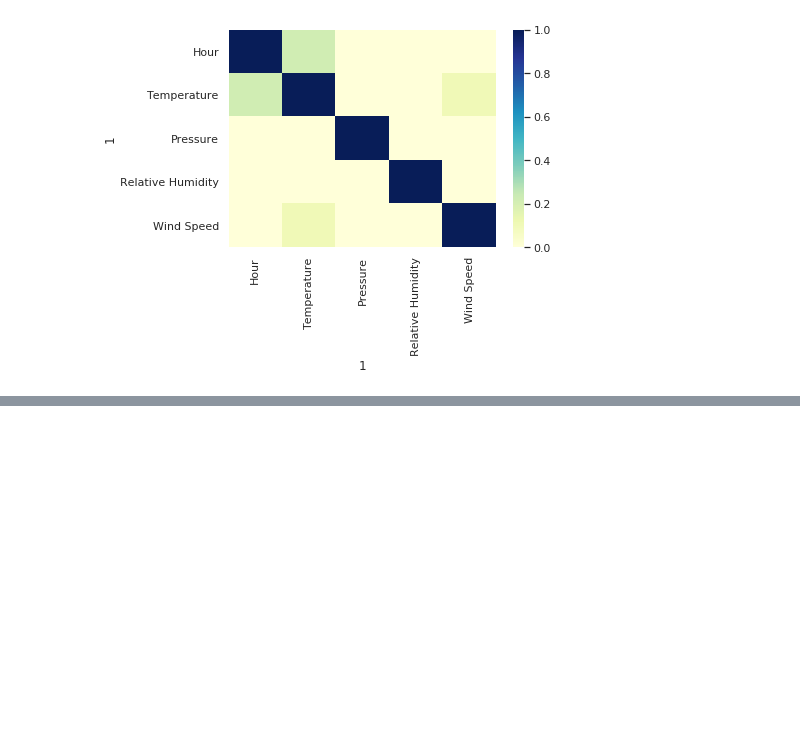
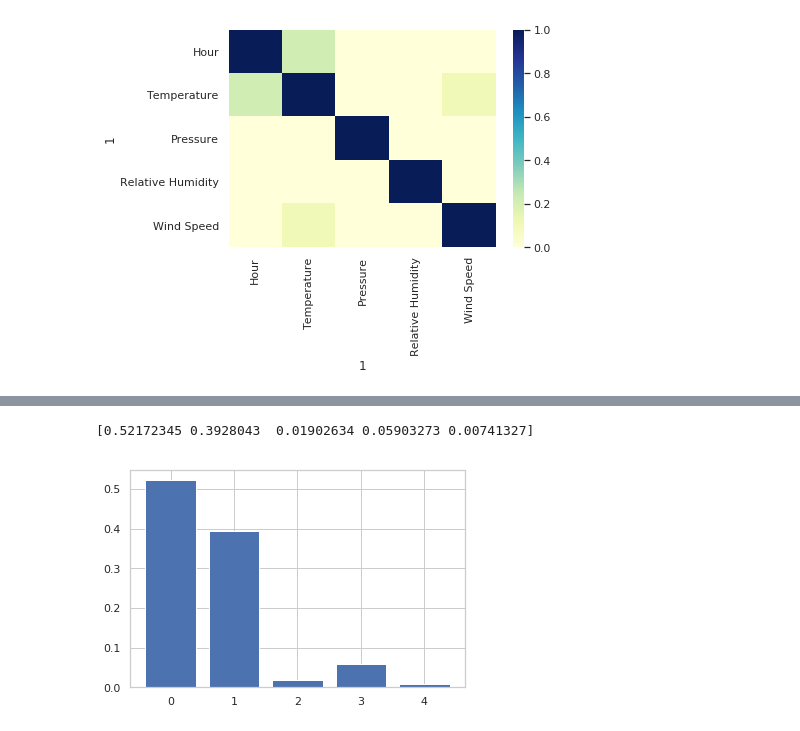
Before and after one commit to orionpax00/weather, a Jupyter notebook: src/xgboost_regression.ipynb, the cells around one changed output, grey strips where cells are left out. Cells and saved outputs as stored; diff of their text form; code cells hidden in the pictures; blank space fills up the shorter version.

```diff
--- a/src/xgboost_regression.ipynb
+++ b/src/xgboost_regression.ipynb
@@ -203 +206,9 @@ Best: 72.051383 using {'learning_rate': 0.2, 'max_depth': 6, 'n_estimators': 50}
+# %%
+print(clf.feature_importances_)
+%matplotlib inline
+plt.bar(range(len(clf.feature_importances_)), clf.feature_importances_)
+plt.show()
+# %% [output]
+[0.52172345 0.3928043  0.01902634 0.05903273 0.00741327]
+[figure, added]
 # %%
```
Also changed, not shown: parts of 12 cells of this notebook, 5 other files.
